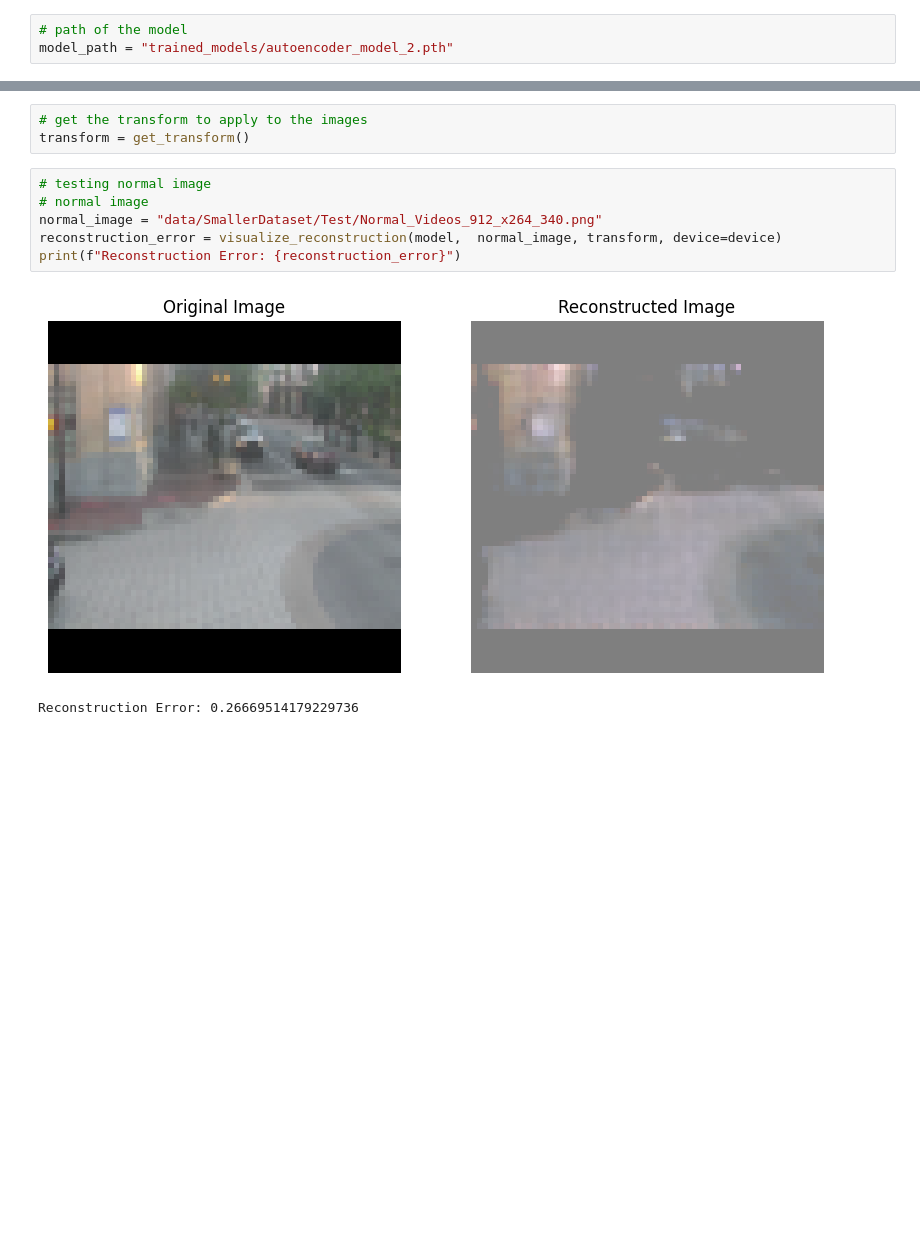
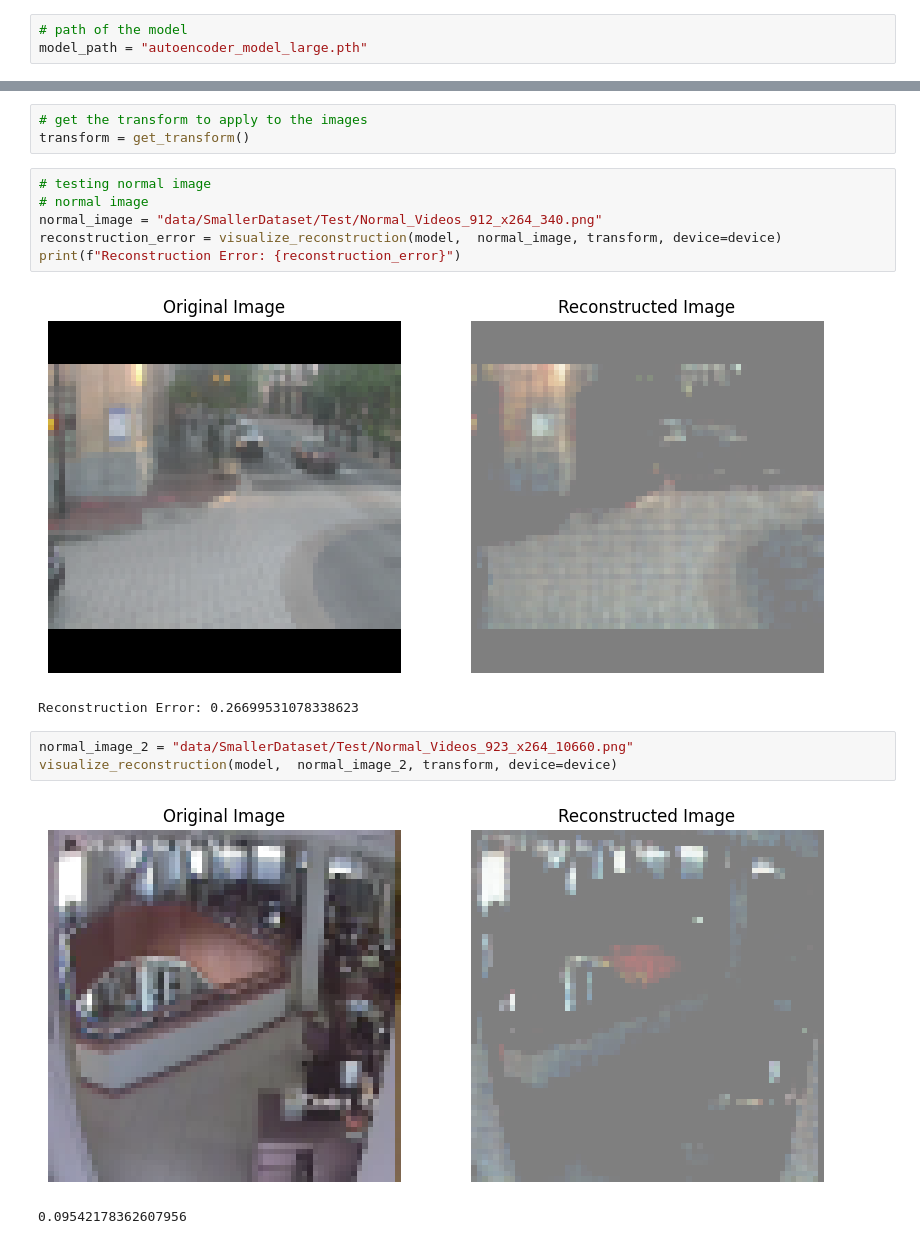
Before and after one commit to niranjanblank/AITechniquesProject, a Jupyter notebook: run_models.ipynb, the cells around one changed output, grey strips where cells are left out. Saved outputs shown, nothing was run; the diff lists cells and outputs as text; blank space fills up the shorter version.

Commit message:
large model added

```diff
--- a/run_models.ipynb
+++ b/run_models.ipynb
@@ -4,7 +4,7 @@ from models import Autoencoder
 import torch
 # %%
 # path of the model
-model_path = "trained_models/autoencoder_model_2.pth"
+model_path = "autoencoder_model_large.pth"
 # %%
 # setting the device based on availability
 device = 'cuda' if torch.cuda.is_available() else 'cpu'
@@ -25,4 +25,10 @@ reconstruction_error = visualize_reconstruction(model,  normal_image, transform,
 print(f"Reconstruction Error: {reconstruction_error}")
 # %% [output]
 [figure]
-Reconstruction Error: 0.26669514179229736
+Reconstruction Error: 0.26699531078338623
+# %%
+normal_image_2 = "data/SmallerDataset/Test/Normal_Videos_923_x264_10660.png"
+visualize_reconstruction(model,  normal_image_2, transform, device=device)
+# %% [output]
+[figure, added]
+0.09542178362607956
```
Also changed, not shown: parts of 6 cells of this notebook, 2 other files.
